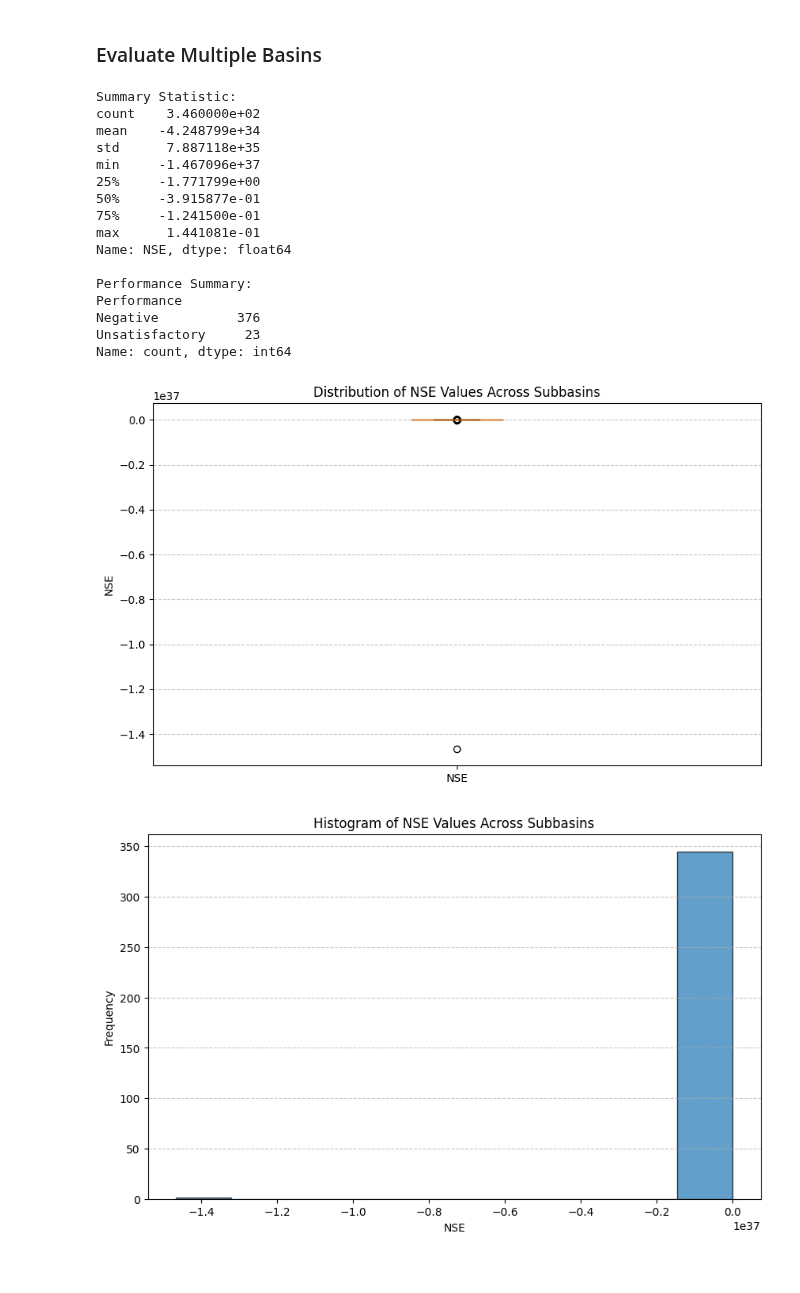
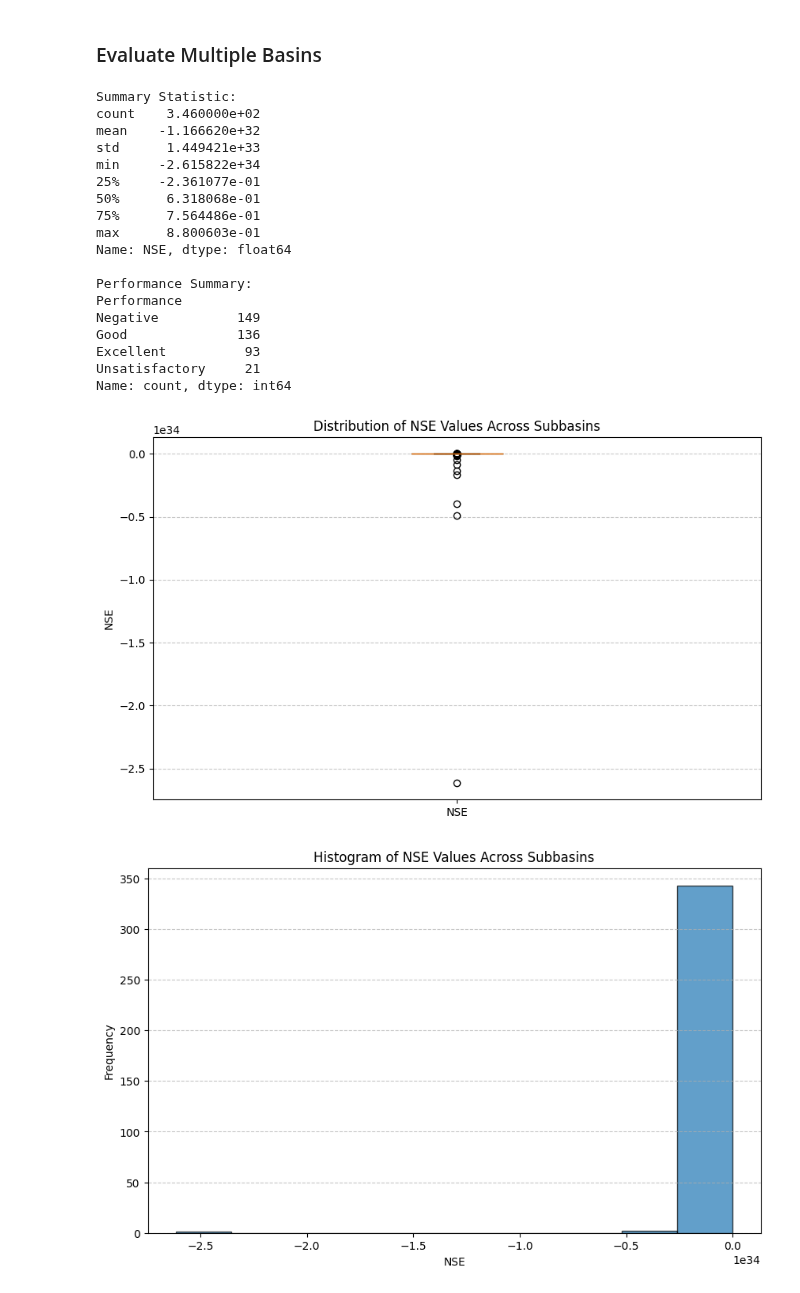
Before and after one commit to yunsupark1120/GAGEii_modeling, a Jupyter notebook: model_training.ipynb, the cells around one changed output. Drawn from its saved outputs; the diff is of its cells as text; code cells hidden in the pictures.

Commit message:
uspicious values filtered

```diff
--- a/model_training.ipynb
+++ b/model_training.ipynb
@@ -77,8 +77,6 @@ with open(run_dir / "test" / "model_epoch100" / "test_results.p", "rb") as fp:
 KeyboardInterrupt:
 # %%
 # Load results once and reuse
-run_dir = Path("runs/GAGEii-ALL_US_with_static_1602_133919")
-
 if 'results' not in globals():
     with open(run_dir / "test" / "model_epoch100" / "test_results.p", "rb") as fp:
         results = pickle.load(fp)
@@ -303,11 +297,11 @@ def evaluate_basin_prediction(basin_id: str, run_dir: str, epoch_num: int,
         ax.set_title(f"Test period - NSE {nse:.3f}")
         ax.legend()
 
-    return nse
+    return nse, observed_values, simulated_values, qsim['date']
 # %%
 basin_id = "04043050"
-run_dir = "GAGEii-ALL_US_with_static_minmax_standardized_1702_122344"
+run_dir = "GAGEii-ALL_US_with_static_minmax_standardized_1902_061410"
 epoch_num = 100
 
-nse = evaluate_basin_prediction(basin_id, run_dir, epoch_num, min_max=True, skip_eval=True, apply_transformation=True)
+nse, obs, sim, dates = evaluate_basin_prediction(basin_id, run_dir, epoch_num, min_max=True, skip_eval=True, apply_transformation=True)
 # %% [output]
@@ -392,29 +412,31 @@ def evaluate_multiple_basins(eval_list: str, run_dir: str, epoch_num: int,
     return nse_df
 # %%
 eval_list: str = r"basin_list\US_basin_list.txt"
-run_dir: str =  "GAGEii-ALL_US_with_static_minmax_standardized_1902_061410"
-epoch_num: int = 100
+run_dir: str =  "GAGEii-ALL_US_with_static_minmax_standardized_1802_055156"
+epoch_num: int = 53
 
 df = evaluate_multiple_basins(eval_list, run_dir, epoch_num, min_max=True, skip_eval=True)
 # %% [output]
 Summary Statistic:
 count    3.460000e+02
-mean    -4.248799e+34
-std      7.887118e+35
-min     -1.467096e+37
-25%     -1.771799e+00
-50%     -3.915877e-01
-75%     -1.241500e-01
-max      1.441081e-01
+mean    -1.166620e+32
+std      1.449421e+33
+min     -2.615822e+34
+25%     -2.361077e-01
+50%      6.318068e-01
+75%      7.564486e-01
+max      8.800603e-01
 Name: NSE, dtype: float64
 
 Performance Summary:
 Performance
-Negative          376
-Unsatisfactory     23
+Negative          149
+Good              136
+Excellent          93
+Unsatisfactory     21
 Name: count, dtype: int64
-[figure, old version]
+[figure, new version]
-[figure, old version]
+[figure, new version]
 # %%
 df
 # %% [output]
```
Also changed, not shown: parts of 9 cells of this notebook, 11 other files.
